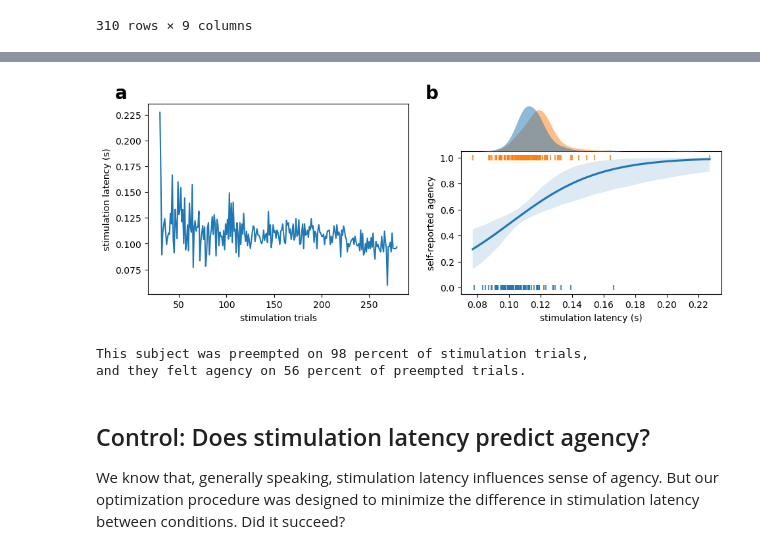
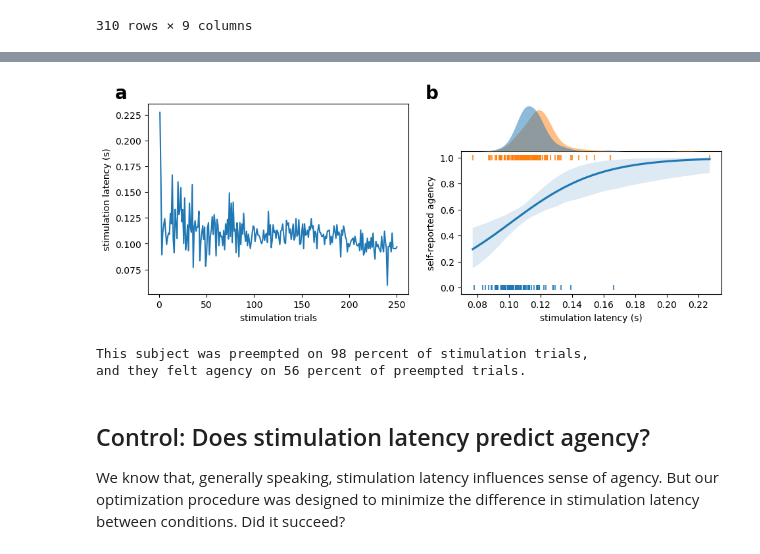
Before and after one commit to apex-lab/agency-analysis, a Jupyter notebook: behavioral.ipynb, the cells around one changed output, grey strips where cells are left out. Drawn from its saved outputs; the diff is of its cells as text; code cells hidden in the pictures.

Commit message:
corrects erroneous axis ticks in Bopt figure

```diff
--- a/behavioral.ipynb
+++ b/behavioral.ipynb
@@ -242,6 +234,5 @@ plt.show()
 # %%
 import seaborn as sns
-
 
 fig = plt.figure(figsize = (15*.75, 5*.75))
 gs = gridspec.GridSpec(4, 4, wspace = .5, hspace = 0.)
@@ -250,7 +241,9 @@ axs.append(fig.add_subplot(gs[:, :2, ]))
 axs.append(fig.add_subplot(gs[1:, 2:]))
 axs.append(fig.add_subplot(gs[0, 2:]))
 
-axs[0].plot(df[df.trial_type == 'stimulation'].latency)
+trial = df[df.trial_type == 'stimulation'].trial
+latency = df[df.trial_type == 'stimulation'].latency
+axs[0].plot(trial, latency)
 axs[0].set_xlabel('stimulation trials')
 axs[0].set_ylabel('stimulation latency (s)')
 
@@ -267,34 +260,34 @@ sns.regplot(
     ),
     ax = axs[1]
 )
 axs[1].set_xlabel('stimulation latency (s)')
 axs[1].set_ylabel('self-reported agency')
 
 sns.kdeplot(
     data = stim_trials,
     x = 'latency', hue = 'agency',
     fill = True, common_norm = False,
     alpha =.5, linewidth = 0,
     ax = axs[2]
 )
 axs[2].get_legend().remove()
 axs[2].set_axis_off()
 
 # add panel labels
 fig.text(.08, .9, 'a', size = 20, weight = 'bold')
 fig.text(.5, .9, 'b', size = 20, weight = 'bold')
 plt.savefig('bopt.jpeg', dpi = 1000)
 plt.show()
 
 n_stims = df[df.trial_type == 'stimulation'].shape[0]
 print('This subject was preempted on %d percent of stimulation trials,'%(
     stim_trials.shape[0]/n_stims * 100
 ))
 print('and they felt agency on %d percent of preempted trials.'%(
     stim_trials.agency.mean() * 100
 ))
 # %% [output]
-[figure, old version]
+[figure, new version]
 This subject was preempted on 98 percent of stimulation trials,
 and they felt agency on 56 percent of preempted trials.
 # %% [markdown]
```
Also changed, not shown: parts of 12 cells of this notebook.
